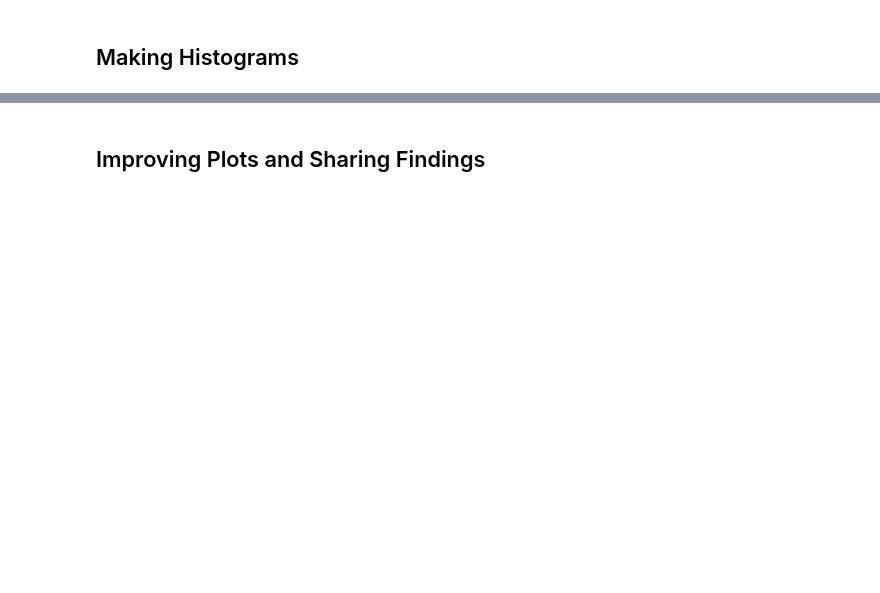
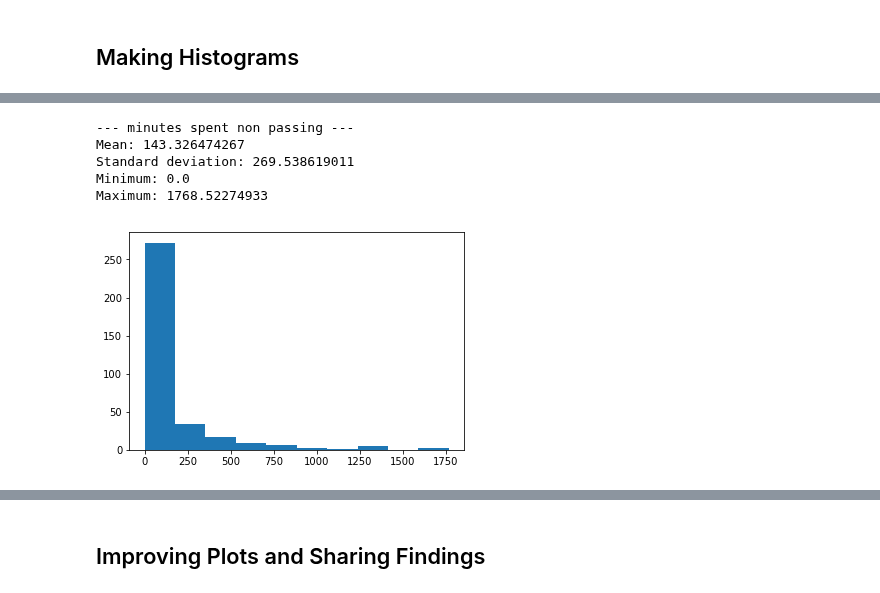
Before and after one commit to woahboy/IntrotoDataAnalysis, a Jupyter notebook: L1_Starter_Code.ipynb, the cells around one changed output, grey strips where cells are left out. Drawn from its saved outputs; the diff is of its cells as text; code cells hidden in the pictures; blank space fills up the shorter version.

```diff
--- a/L1_Starter_Code.ipynb
+++ b/L1_Starter_Code.ipynb
@@ -501,0 +538,12 @@ print len(non_passing_engagement)
+# %%
+non_passing_by_account = group_data(non_passing_engagement, 'account_key')
+minutes_spent_non_passing = sum_grouped_items(non_passing_by_account, 'total_minutes_visited')
+print '--- minutes spent non passing ---'
+describe_data(minutes_spent_non_passing.values())
+# %% [output]
+--- minutes spent non passing ---
+Mean: 143.326474267
+Standard deviation: 269.538619011
+Minimum: 0.0
+Maximum: 1768.52274933
+[figure, added]
```
Also changed, not shown: parts of 9 cells of this notebook.
